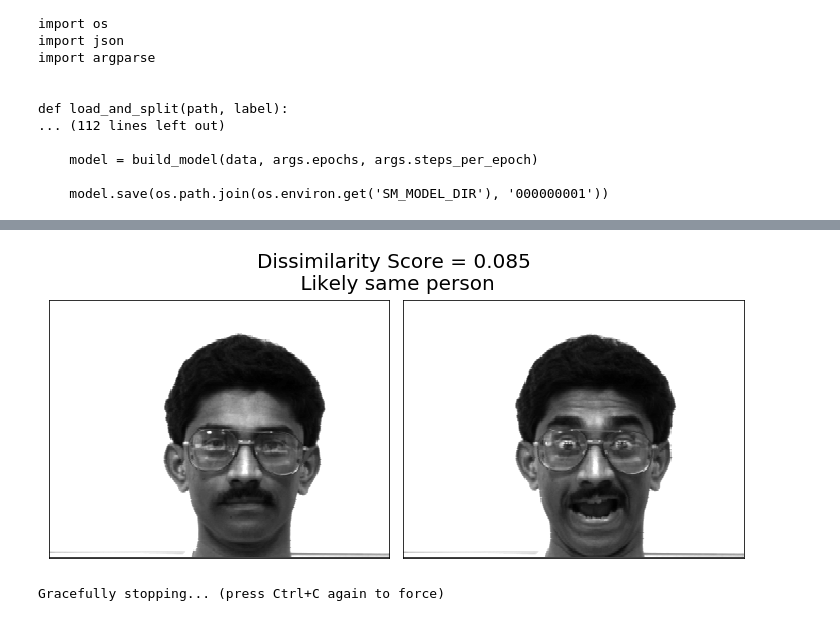
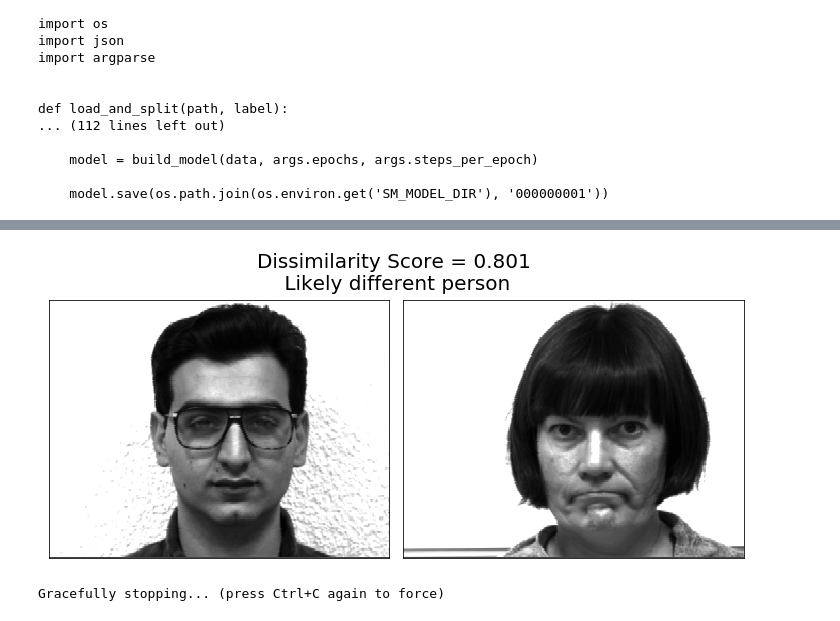
Before and after one commit to szamarin/ground_truth_lab, a Jupyter notebook: ground_truth_lab.ipynb, the cells around one changed output, grey strips where cells are left out. Drawn from its saved outputs; the diff is of its cells as text; code cells hidden in the pictures.

```diff
--- a/ground_truth_lab.ipynb
+++ b/ground_truth_lab.ipynb
@@ -47 +59,8 @@ labeled_data_path = os.path.join(s3_root_path, "labeled")
+# %%
+#First we create a manifest files which contains the s3 paths to the images we wish to annotate
+with open("gt_config/input.manifest", "w") as f:
+    images = glob("face_labeling_job_images/*.png")
+    for image in images:
+        s3_ref = {"source-ref":os.path.join(s3_root_path, image)}
+        f.write(f"{json.dumps(s3_ref)}\n")
 # %%
@@ -140,7 +163,7 @@ model = TensorFlow(entry_point='src/training.py',
                              train_instance_type='local_gpu',
                              framework_version='2.1.0',
                              py_version='py3',
-                             hyperparameters = {"epochs": 10, "steps_per_epoch":32}
+                             hyperparameters = {"epochs": 20, "steps_per_epoch":32}
                       )
 # %%
 #fit model on the labeled data
@@ -247,4 +270,4 @@ algo-1-gltxi_1  | 172.18.0.1 - - [11/Aug/2020:20:37:26 +0000] "POST /invocations
 # %%
-show_output(f1_sub = subjects[12], f1_expr = expressions[2],
-           f2_sub = subjects[12], f2_expr = expressions[0])
+show_output(f1_sub = subjects[14], f1_expr = expressions[2],
+           f2_sub = subjects[10], f2_expr = expressions[4])
 # %% [output]
@@ -252,4 +275,4 @@ algo-1-gltxi_1  | 172.18.0.1 - - [11/Aug/2020:20:36:27 +0000] "POST /invocations
-[figure, old version]
+[figure, new version]
 # %%
 #delete the endpoint
 predictor.delete_endpoint()
```
Also changed, not shown: parts of 14 cells of this notebook, 7 other files.
